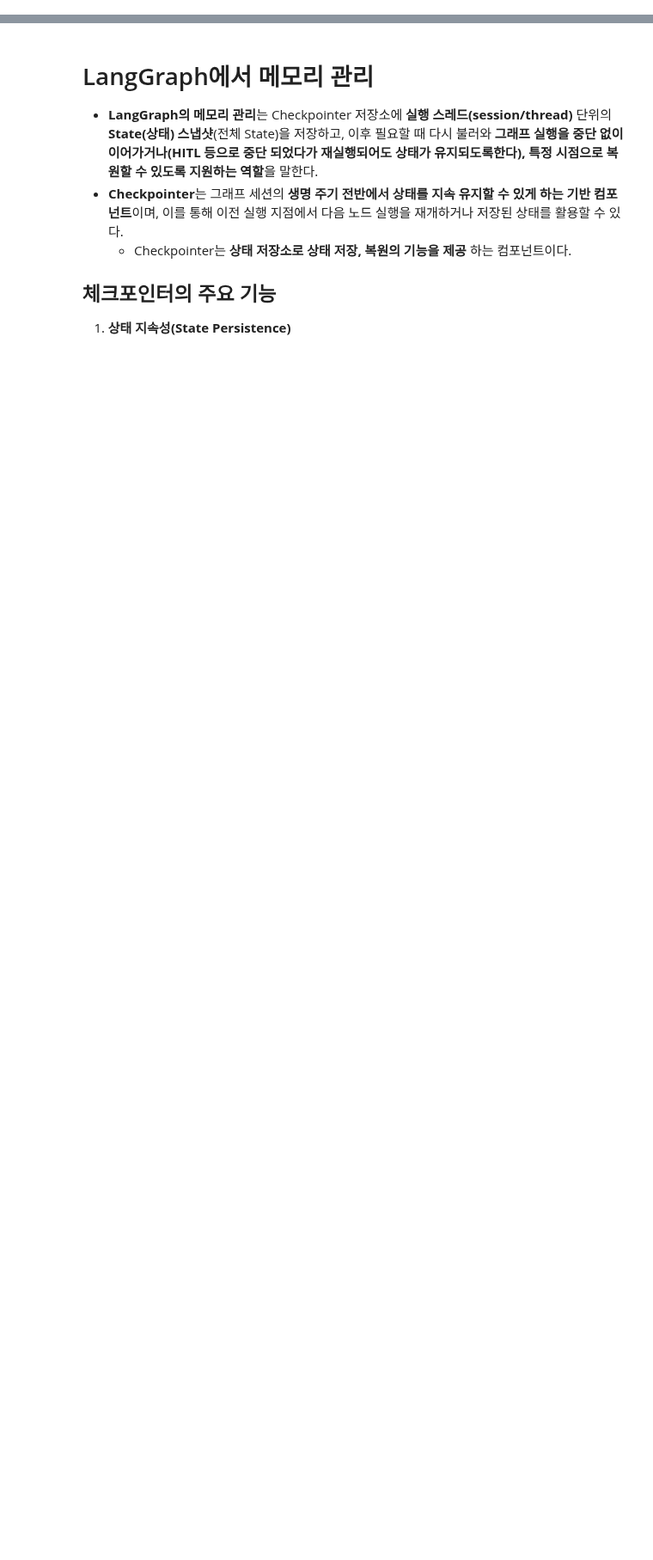
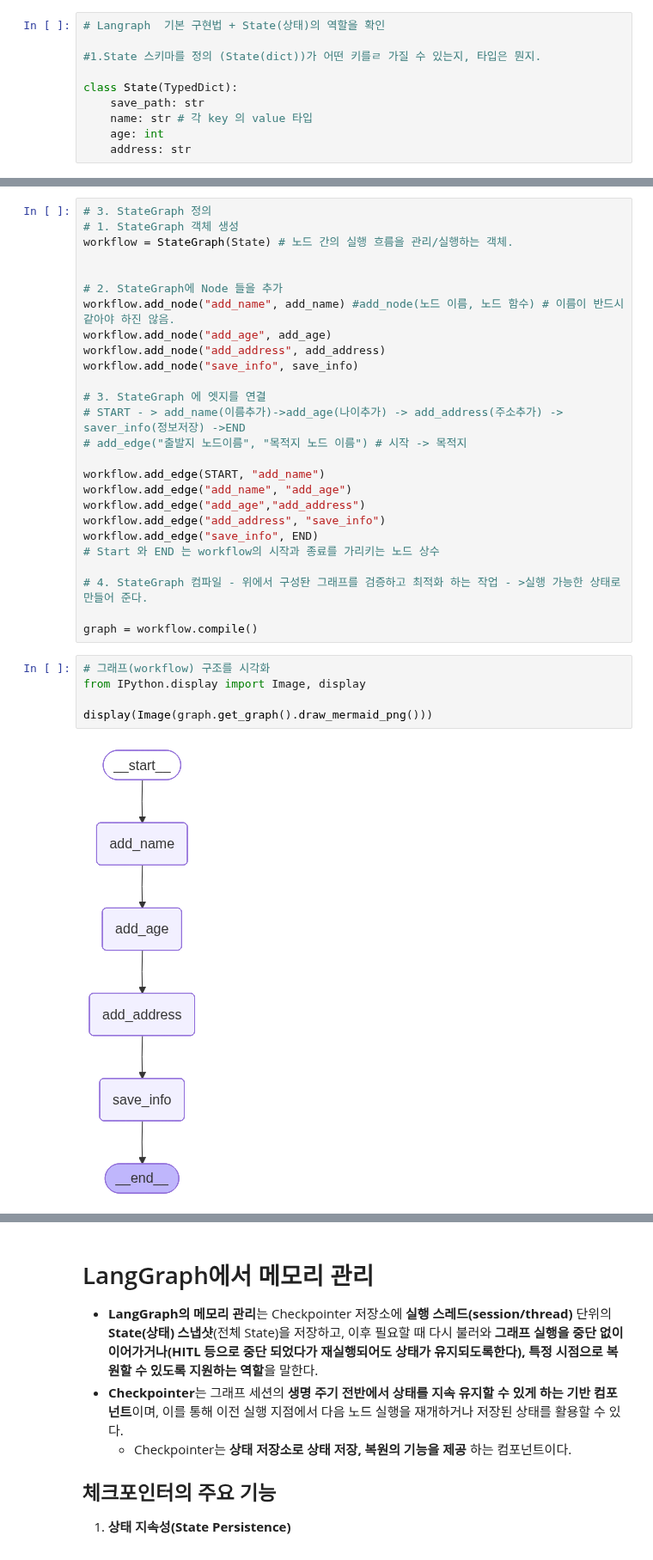
Before and after one commit to silentkit12/SKN21, a Jupyter notebook: 10_langchain/13_Agent_langgraph.ipynb, the cells around one changed output, grey strips where cells are left out. Shown at 86% size. Saved outputs shown, nothing was run; the diff lists cells and outputs as text; blank space fills up the shorter version.

```diff
--- a/10_langchain/13_Agent_langgraph.ipynb
+++ b/10_langchain/13_Agent_langgraph.ipynb
@@ -187,0 +201,10 @@
+# %%
+# Langraph  기본 구현법 + State(상태)의 역할을 확인
+
+#1.State 스키마를 정의 (State(dict))가 어떤 키를ㄹ 가질 수 있는지, 타입은 뭔지.
+
+class State(TypedDict):
+    save_path: str
+    name: str # 각 key 의 value 타입
+    age: int
+    address: str
@@ -187,0 +231,33 @@
+# %%
+# 3. StateGraph 정의
+# 1. StateGraph 객체 생성
+workflow = StateGraph(State) # 노드 간의 실행 흐름을 관리/실행하는 객체.
+
+
+# 2. StateGraph에 Node 들을 추가
+workflow.add_node("add_name", add_name) #add_node(노드 이름, 노드 함수) # 이름이 반드시 같아야 하진 않음.
+workflow.add_node("add_age", add_age)
+workflow.add_node("add_address", add_address)
+workflow.add_node("save_info", save_info)
+
+# 3. StateGraph 에 엣지를 연결
+# START - > add_name(이름추가)->add_age(나이추가) -> add_address(주소추가) -> saver_info(정보저장) ->END
+# add_edge("출발지 노드이름", "목적지 노드 이름") # 시작 -> 목적지
+
+workflow.add_edge(START, "add_name")
+workflow.add_edge("add_name", "add_age")
+workflow.add_edge("add_age","add_address")
+workflow.add_edge("add_address", "save_info")
+workflow.add_edge("save_info", END)
+# Start 와 END 는 workflow의 시작과 종료를 가리키는 노드 상수
+
+# 4. StateGraph 컴파일 - 위에서 구성돤 그래프를 검증하고 최적화 하는 작업 - >실행 가능한 상태로 만들어 준다.
+
+graph = workflow.compile()
+# %%
+# 그래프(workflow) 구조를 시각화
+from IPython.display import Image, display
+
+display(Image(graph.get_graph().draw_mermaid_png()))
+# %% [output]
+[figure, added]
```
Also changed, not shown: parts of 36 cells of this notebook, 3 other files.
